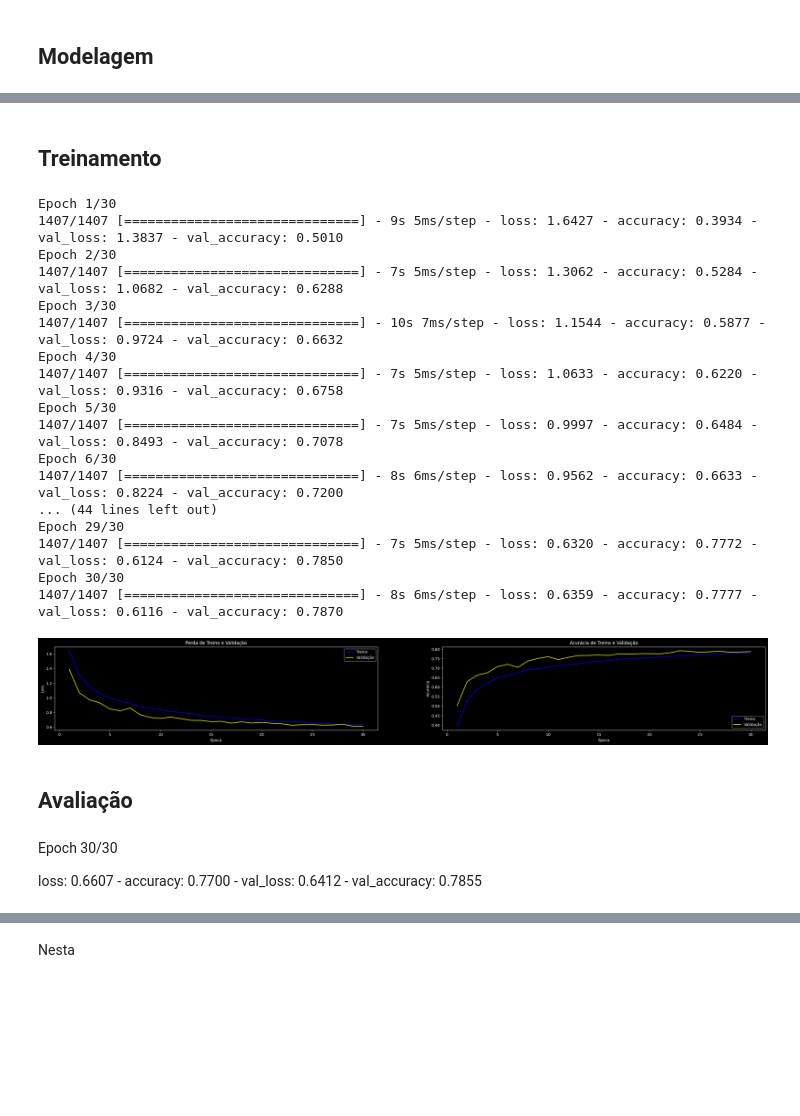
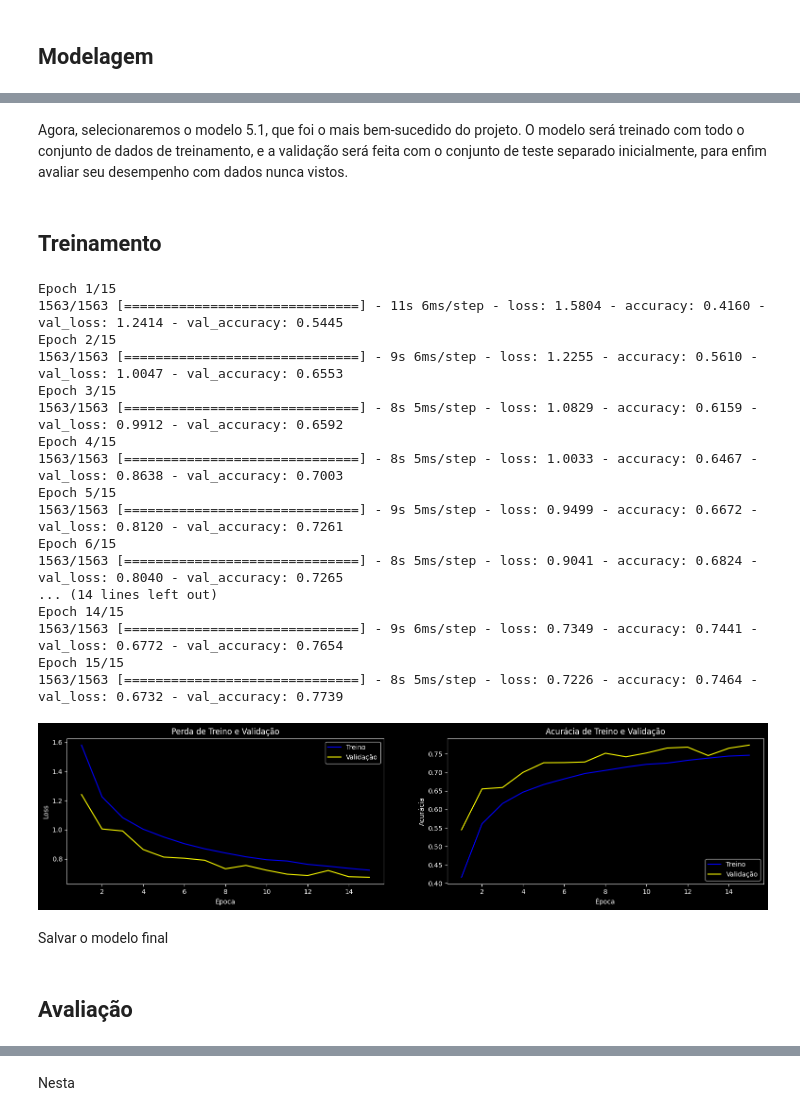
Before and after one commit to samuelrubert/pucrio-mvp-deeplearning, a Jupyter notebook: Meu_classificador_de_imagens_CIFAR_10.ipynb, the cells around one changed output, grey strips where cells are left out. Saved outputs shown, nothing was run; the diff lists cells and outputs as text; code cells hidden in the pictures; blank space fills up the shorter version.

Commit message:
Mais anotações, treinamento final com validação no conjunto de teste, e modelo salvo

```diff
--- a/Meu_classificador_de_imagens_CIFAR_10.ipynb
+++ b/Meu_classificador_de_imagens_CIFAR_10.ipynb
@@ -895,3 +883,5 @@ O modelo base será o 5.1, que
+# %% [markdown]
+Agora, selecionaremos o modelo 5.1, que foi o mais bem-sucedido do projeto. O modelo será treinado com todo o conjunto de dados de treinamento, e a validação será feita com o conjunto de teste separado inicialmente, para enfim avaliar seu desempenho com dados nunca vistos.
 # %%
 class ClassificadorFinal(tf.keras.Model):
 
@@ -921,34 +911,36 @@ class ClassificadorFinal(tf.keras.Model):
         out = mylayer(out)
     return out
 
-classificador = ClassificadorFinal()
+classificador_final = ClassificadorFinal()
 # %% [markdown]
 ## Treinamento
 # %%
-classificador.compile(optimizer='adam', loss=tf.keras.losses.SparseCategoricalCrossentropy(), metrics=['accuracy'])
+classificador_final.compile(optimizer='adam', loss=tf.keras.losses.SparseCategoricalCrossentropy(), metrics=['accuracy'])
 # %%
-epocas = 30
+epocas = 15
 
-history = classificador.fit(x_train, y_train, epochs=epocas, shuffle=True, validation_split=0.1)
+history_final = classificador_final.fit(x_train, y_train, epochs=epocas, shuffle=True, validation_data=(x_test, y_test))
 # %% [output]
-Epoch 1/30
-1407/1407 [==============================] - 9s 5ms/step - loss: 1.6427 - accuracy: 0.3934 - val_loss: 1.3837 - val_accuracy: 0.5010
-Epoch 2/30
-1407/1407 [==============================] - 7s 5ms/step - loss: 1.3062 - accuracy: 0.5284 - val_loss: 1.0682 - val_accuracy: 0.6288
-Epoch 3/30
-1407/1407 [==============================] - 10s 7ms/step - loss: 1.1544 - accuracy: 0.5877 - val_loss: 0.9724 - val_accuracy: 0.6632
-Epoch 4/30
-1407/1407 [==============================] - 7s 5ms/step - loss: 1.0633 - accuracy: 0.6220 - val_loss: 0.9316 - val_accuracy: 0.6758
-Epoch 5/30
-1407/1407 [==============================] - 7s 5ms/step - loss: 0.9997 - accuracy: 0.6484 - val_loss: 0.8493 - val_accuracy: 0.7078
-Epoch 6/30
-1407/1407 [==============================] - 8s 6ms/step - loss: 0.9562 - accuracy: 0.6633 - val_loss: 0.8224 - val_accuracy: 0.7200
-... (44 lines left out)
-Epoch 29/30
-1407/1407 [==============================] - 7s 5ms/step - loss: 0.6320 - accuracy: 0.7772 - val_loss: 0.6124 - val_accuracy: 0.7850
-Epoch 30/30
-1407/1407 [==============================] - 8s 6ms/step - loss: 0.6359 - accuracy: 0.7777 - val_loss: 0.6116 - val_accuracy: 0.7870
+Epoch 1/15
+1563/1563 [==============================] - 11s 6ms/step - loss: 1.5804 - accuracy: 0.4160 - val_loss: 1.2414 - val_accuracy: 0.5445
+Epoch 2/15
+1563/1563 [==============================] - 9s 6ms/step - loss: 1.2255 - accuracy: 0.5610 - val_loss: 1.0047 - val_accuracy: 0.6553
+Epoch 3/15
+1563/1563 [==============================] - 8s 5ms/step - loss: 1.0829 - accuracy: 0.6159 - val_loss: 0.9912 - val_accuracy: 0.6592
+Epoch 4/15
+1563/1563 [==============================] - 8s 5ms/step - loss: 1.0033 - accuracy: 0.6467 - val_loss: 0.8638 - val_accuracy: 0.7003
+Epoch 5/15
+1563/1563 [==============================] - 9s 5ms/step - loss: 0.9499 - accuracy: 0.6672 - val_loss: 0.8120 - val_accuracy: 0.7261
+Epoch 6/15
+1563/1563 [==============================] - 8s 5ms/step - loss: 0.9041 - accuracy: 0.6824 - val_loss: 0.8040 - val_accuracy: 0.7265
+... (14 lines left out)
+Epoch 14/15
+1563/1563 [==============================] - 9s 6ms/step - loss: 0.7349 - accuracy: 0.7441 - val_loss: 0.6772 - val_accuracy: 0.7654
+Epoch 15/15
+1563/1563 [==============================] - 8s 5ms/step - loss: 0.7226 - accuracy: 0.7464 - val_loss: 0.6732 - val_accuracy: 0.7739
 # %%
-plotar_historico(history)
+plotar_historico(history_final)
 # %% [output]
-[figure, old version]
+[figure, new version]
+# %% [markdown]
+Salvar o modelo final
@@ -955,6 +953,2 @@ plotar_historico(history)
 # %% [markdown]
 ## Avaliação
-# %% [markdown]
-Epoch 30/30
-
-loss: 0.6607 - accuracy: 0.7700 - val_loss: 0.6412 - val_accuracy: 0.7855
```
Also changed, not shown: parts of 18 cells of this notebook.
